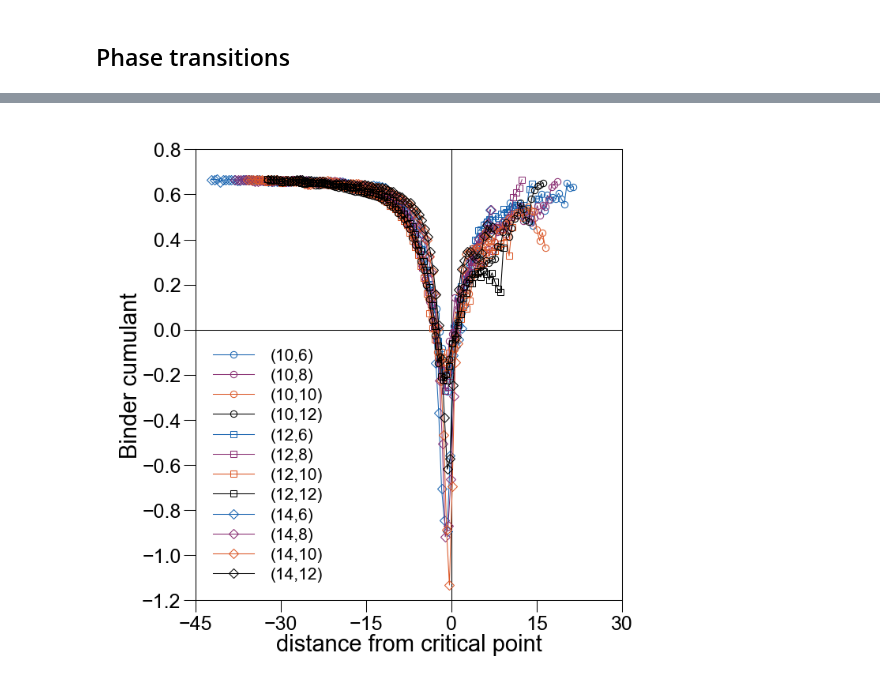
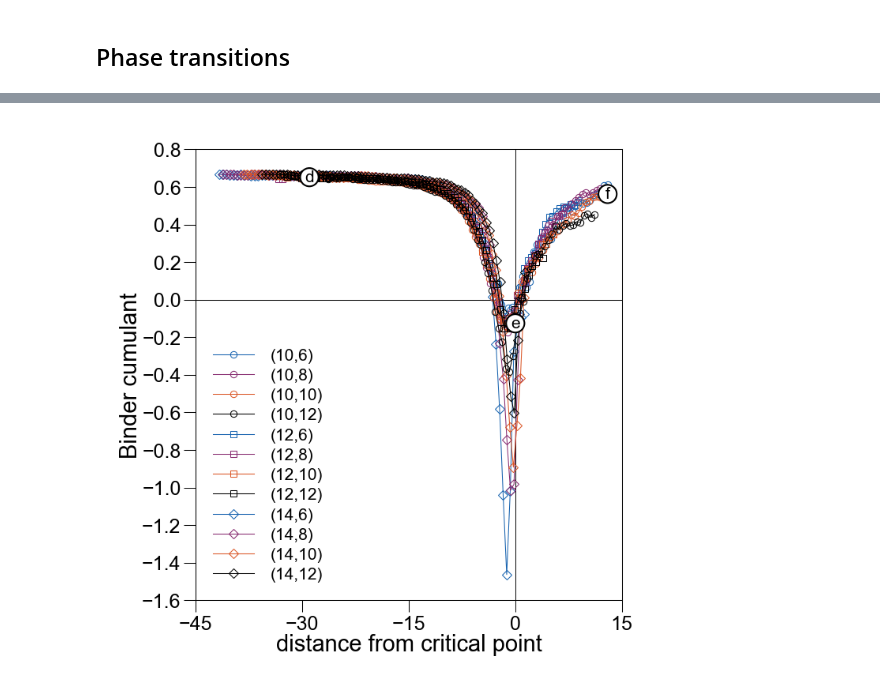
Before and after one commit to EPFL-ENAC/LUTS-pneuma-simulator, a Jupyter notebook: notebooks/figures.ipynb, the cells around one changed output, grey strips where cells are left out. Saved outputs shown, nothing was run; the diff lists cells and outputs as text; code cells hidden in the pictures.

```diff
--- a/notebooks/figures.ipynb
+++ b/notebooks/figures.ipynb
@@ -177,7 +183,7 @@ section = axs[1].contour(
     car_density,
     moto_density,
     percent_matrix,
-    levels=[0, 0.25, 0.35],
+    levels=[0, 1 / 4, 1 / 3],
     colors=[
         "k",
         vermilion,
@@ -194,7 +200,7 @@ major = axs[1].contour(
     car_density,
     moto_density,
     flow_matrix_cars / 1000,
-    levels=arange(0.45, 1.6, 0.05),
+    levels=arange(0.45, 2.0, 0.05),
     colors="k",
     frameon=True,
     linewidths=0.25,
@@ -204,14 +210,14 @@ minor = axs[1].contour(
     car_density,
     moto_density,
     flow_matrix_cars,
-    levels=arange(450, 1600, 1),
+    levels=arange(350, 1600, 1),
     colors="none",
     frameon=True,
 )
 l_points, l_response = normalized(minor, section)
 axs[1].set_xticks(arange(25, 175, 25))
-axs[1].set_ylabel("moto density (1/km)", labelpad=1)
-axs[1].set_xlabel("car density (1/km-lane)", labelpad=0.1)
+axs[1].set_ylabel("moto density (1/km-lane)", labelpad=1)
+axs[1].set_xlabel("car density (1/km-lane)", labelpad=1)
 axs[1].tick_params(axis="x", pad=0)
 axs[1].tick_params(axis="y", pad=0)
 linestyles = [
@@ -254,8 +260,8 @@ axs[0].legend(
     loc=(0.3, 0.0),
     frameon=False,
     handletextpad=0.25,
-    handlelength=2,
-    fontsize=7,
+    handlelength=2.5,
+    fontsize=6,
 )
 axs[0].set_yticks([0.4, 0.6, 0.8, 1, 1.2, 1.4, 1.6])
 axs[0].spines[["right", "top"]].set_visible(False)
@@ -263,5 +269,5 @@ axs[0].set_ylabel("car flow (1000/h-lane)", labelpad=0)
 axs[0].tick_params(axis="y", pad=0)
 fig.tight_layout(pad=0.1)
 plt.subplots_adjust(hspace=0.075)
-# plt.savefig(f"/Users/georg/Documents/Figures/flow_validation.pdf", format="pdf", transparent=True)
+plt.savefig(f"./output/figures/flow_validation.pdf", format="pdf", transparent=True)
 # %% [output]
@@ -636,51 +645,84 @@ def statistics(results, permutation, temperature_matrix):
 # %%
 fig, ax = plt.subplots(figsize=(5.5 * params.cm, 5.5 * params.cm), dpi=300)
 ms = 4
 lw = 0.25
 for permutation in permutations:
     n_cars, n_moto = permutation
     if n_cars > 8 and n_moto > 4:
-        try:
-            x, y, yerr, cumulant, c, zorder, marker = statistics(results, permutation, temperature_matrix)
-            ax.plot(
-                x,
-                cumulant,
-                marker,
-                lw=0.25,
-                ms=2,
-                mfc="None",
-                mew=".25",
-                c=c,
-                zorder=zorder,
-                label=f"({n_cars},{n_moto})",
+        x, y, yerr, cumulant, c, zorder, marker = statistics(results, permutation, temperature_matrix)
+        if n_cars == 12 and n_moto == 6:
+            xs = x.astype(int)
+            ax.annotate(
+                "d",
+                xy=(-29, cumulant[xs == -29][0]),
+                c="k",
+                fontsize=5,
+                bbox=dict(boxstyle="circle", ec="k", fc="w", lw=0.5, pad=0.1),
+                zorder=500,
+                va="center",
+                ha="center",
+                rotation=0,
             )
-        except:
-            x, y, yerr, c, zorder, marker = statistics(results, permutation, temperature_matrix)
+            ax.annotate(
+                "e",
+                xy=(0, cumulant[xs == 0][0]),
+                c="k",
+                fontsize=5,
+                bbox=dict(boxstyle="circle", ec="k", fc="w", lw=0.5, pad=0.1),
+                zorder=500,
+                va="center",
+                ha="center",
+                rotation=0,
+            )
+            ax.annotate(
+                "f",
+                xy=(13, cumulant[xs == 13][0]),
+                c="k",
+                fontsize=5,
+                bbox=dict(boxstyle="circle", ec="k", fc="w", lw=0.5, pad=0.1),
+                zorder=500,
+                va="center",
+                ha="center",
+                rotation=0,
+            )
+        exclude = 11
+        ax.plot(
+            x[:-exclude],
+            cumulant[:-exclude],
+            marker,
+            lw=0.25,
+            ms=2,
+            mfc="None",
+            mew=".25",
+            c=c,
+            zorder=zorder,
+            clip_on=False,
+            label=f"({n_cars},{n_moto})",
+        )
 ax.axvline(0, c="k", lw=lw, zorder=1)
 ax.axhline(0, c="k", lw=lw, zorder=1)
 legend = ax.legend(
     loc=[0.025, 0.025],
     frameon=True,
     handletextpad=1,
     labelspacing=0.3,
     handlelength=2.5,
     fontsize=5,
 )
 frame = legend.get_frame()
 frame.set_color("None")
 frame.set_fc("white")
 frame.set_alpha(1)
 ax.set_xlabel("distance from critical point", labelpad=0)
 ax.set_ylabel("Binder cumulant", labelpad=0)
-ax.set_xlim(-45, 25)
-ax.set_xticks(arange(-45, 45, 15))
+ax.set_xlim(-45, 15)
+ax.set_xticks(arange(-45, 30, 15))
 ax.set_ylim(-0.5, 0.8)
-ax.set_yticks(arange(-1.2, 0.9, 0.2))
+ax.set_yticks(arange(-1.6, 0.9, 0.2))
 ax.tick_params(axis="x", pad=1)
 ax.tick_params(axis="y", pad=1)
 fig.tight_layout(pad=0)
-# plt.savefig(f"/Users/georg/Documents/Figures/phase-transition.pdf", format="pdf", transparent=False)
 plt.savefig(f"./output/figures/phase-transition.pdf", format="pdf", transparent=True)
 # %% [output]
-[figure, old version]
+[figure, new version]
 # %%
```
Also changed, not shown: parts of 26 cells of this notebook, 5 other files.
